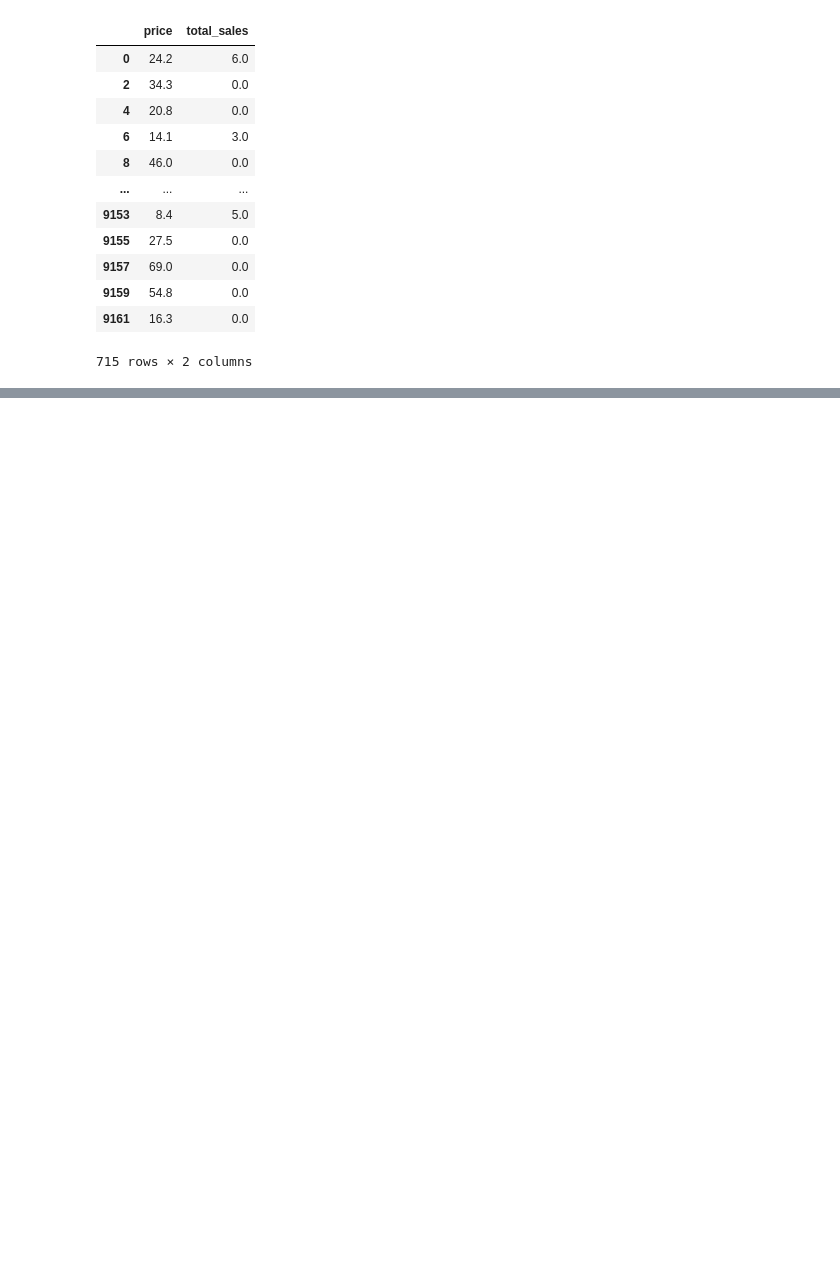
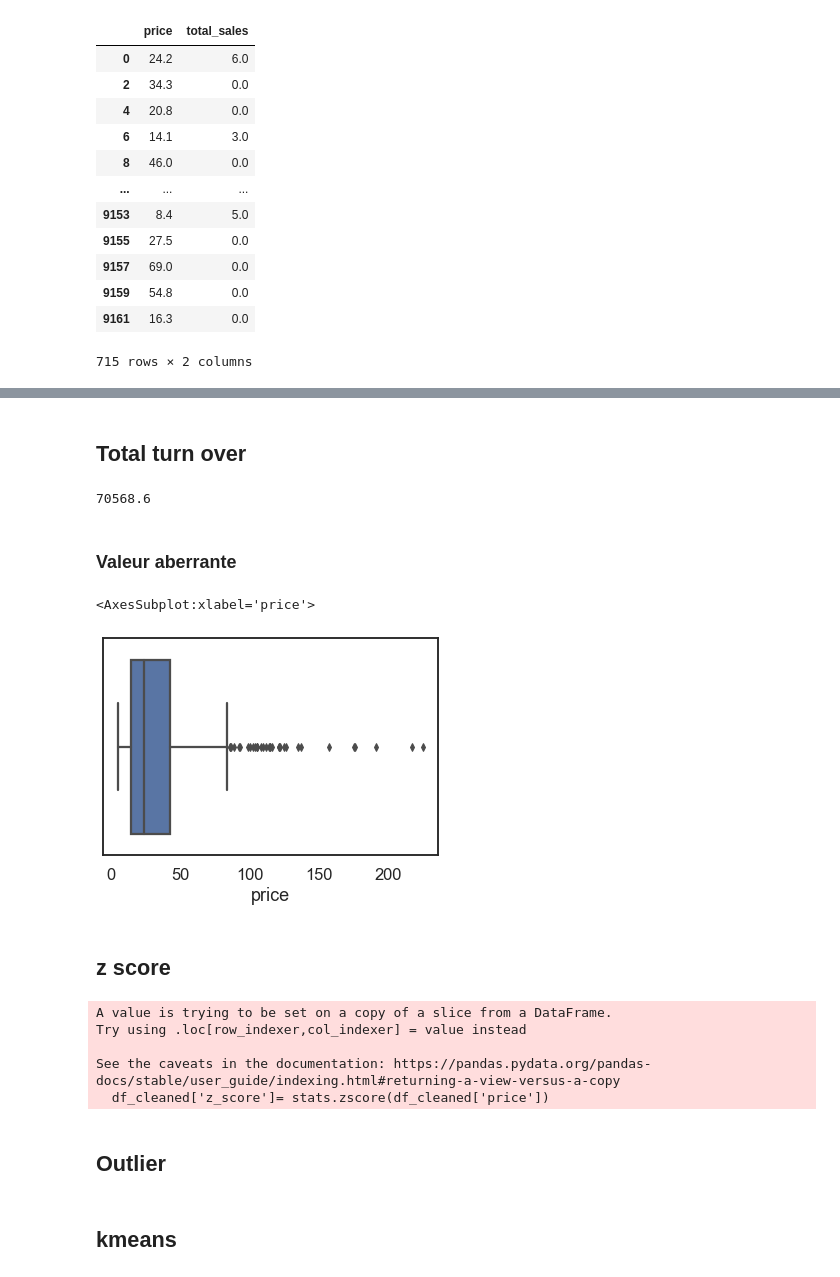
Before and after one commit to Blaise4e/wine_spirit, a Jupyter notebook: wine_spirit_nb.ipynb, the cells around one changed output, grey strips where cells are left out. Saved outputs shown, nothing was run; the diff lists cells and outputs as text; code cells hidden in the pictures; blank space fills up the shorter version.

```diff
--- a/wine_spirit_nb.ipynb
+++ b/wine_spirit_nb.ipynb
@@ -84,0 +266,2 @@ sns.boxplot(x='price', data= df_out)
+# %% [markdown]
+## Total turn over
@@ -84,0 +270,23 @@ sns.boxplot(x='price', data= df_out)
+# %%
+total_turn_over
+# %% [output]
+70568.6
+# %% [markdown]
+### Valeur aberrante
+# %%
+sns.boxplot(x='price', data= df_out)
+# %% [output]
+<AxesSubplot:xlabel='price'>
+[figure, added]
+# %% [markdown]
+## z score
+# %%
+df_cleaned['z_score']= stats.zscore(df_cleaned['price'])
+# %% [output]
+A value is trying to be set on a copy of a slice from a DataFrame.
+Try using .loc[row_indexer,col_indexer] = value instead
+
+See the caveats in the documentation: https://pandas.pydata.org/pandas-docs/stable/user_guide/indexing.html#returning-a-view-versus-a-copy
+  df_cleaned['z_score']= stats.zscore(df_cleaned['price'])
+# %% [markdown]
+## Outlier
@@ -84,0 +295,2 @@ sns.boxplot(x='price', data= df_out)
+# %% [markdown]
+## kmeans
```
Also changed, not shown: parts of 29 cells of this notebook, 4 other files.
